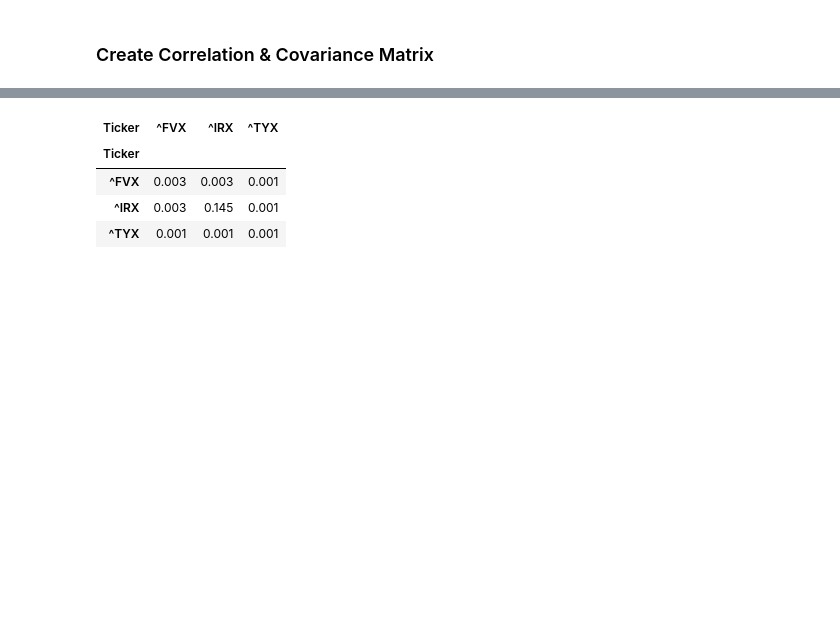
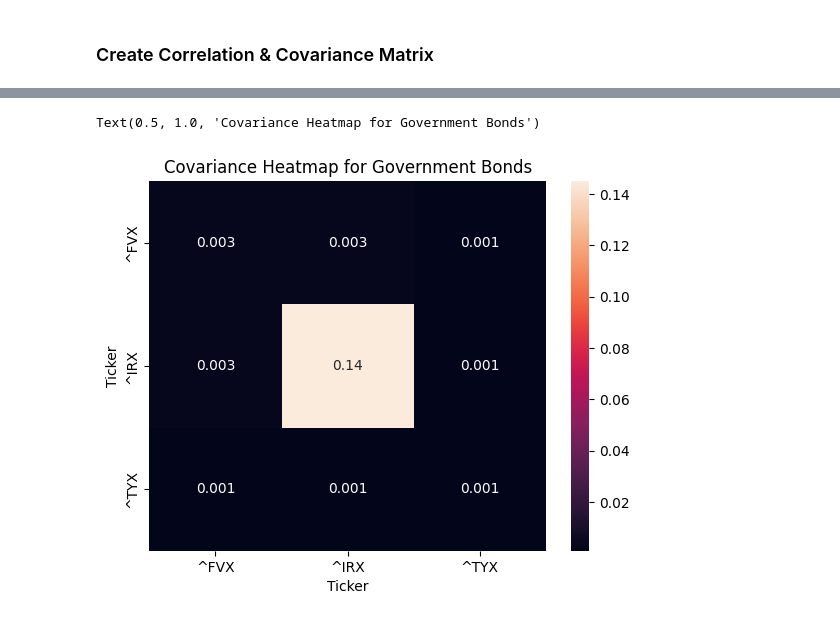
Before and after one commit to RabeaTzenetos/wqu, a Jupyter notebook: financial-markets/gwp1/bond-analysis.ipynb, the cells around one changed output, grey strips where cells are left out. Saved outputs shown, nothing was run; the diff lists cells and outputs as text; code cells hidden in the pictures; blank space fills up the shorter version.

```diff
--- a/financial-markets/gwp1/bond-analysis.ipynb
+++ b/financial-markets/gwp1/bond-analysis.ipynb
@@ -99,9 +123,7 @@ df_returns.corr().round(3)
 # %%
 # covariance
-df_returns.cov().round(3)
+sns.heatmap(df_returns.cov().round(3), annot=True)
+plt.title("Covariance Heatmap for Government Bonds")
 # %% [output]
-| Ticker | ^FVX | ^IRX | ^TYX |
-| Ticker |  |  |  |
-| ^FVX | 0.003 | 0.003 | 0.001 |
-| ^IRX | 0.003 | 0.145 | 0.001 |
-| ^TYX | 0.001 | 0.001 | 0.001 |
+Text(0.5, 1.0, 'Covariance Heatmap for Government Bonds')
+[figure, added]
```
Also changed, not shown: parts of 8 cells of this notebook.
